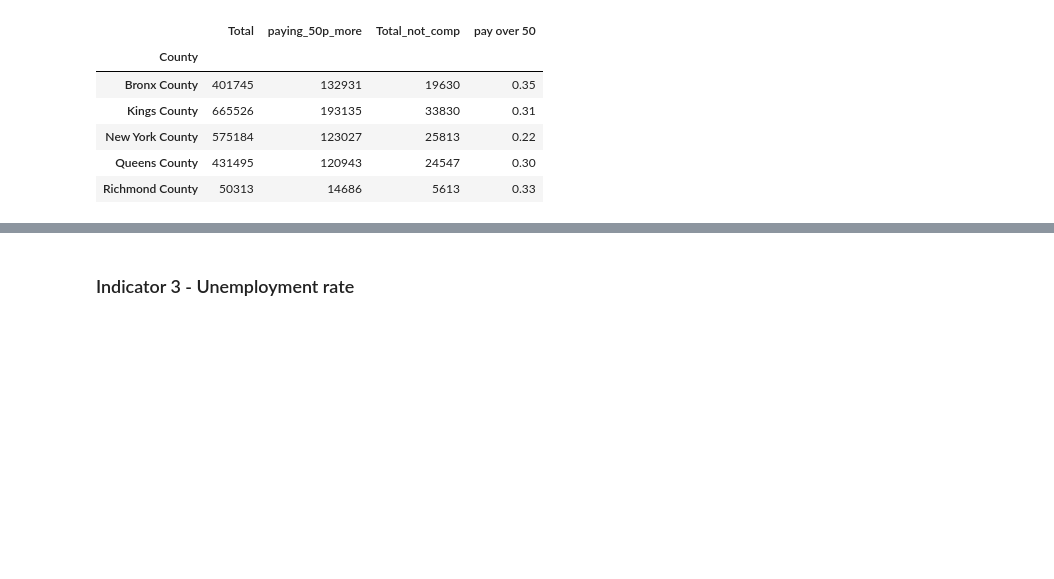
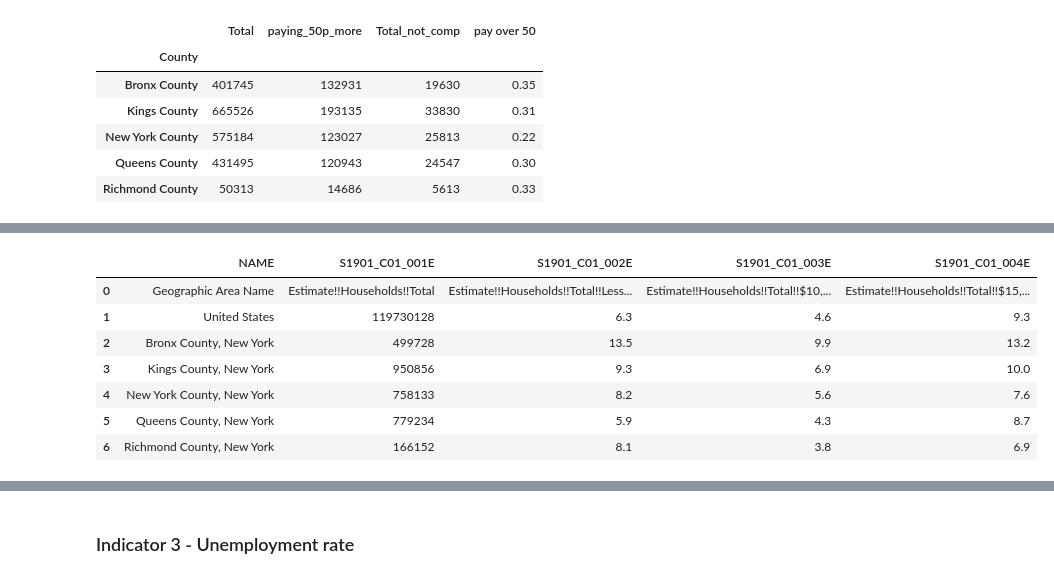
Before and after one commit to community-insight-impact/cvi_ucla_partnership, a Jupyter notebook: notebooks/merge_data_rent.ipynb, the cells around one changed output, grey strips where cells are left out. Cells and saved outputs as stored; diff of their text form; code cells hidden in the pictures; blank space fills up the shorter version.

```diff
--- a/notebooks/merge_data_rent.ipynb
+++ b/notebooks/merge_data_rent.ipynb
@@ -86,0 +116,13 @@ income.head()
+# %%
+usecols=['NAME','S1901_C01_001E','S1901_C01_002E', 'S1901_C01_003E', 'S1901_C01_004E']
+income = income[usecols]
+income
+# %% [output]
+|  | NAME | S1901_C01_001E | S1901_C01_002E | S1901_C01_003E | S1901_C01_004E |
+| 0 | Geographic Area Name | Estimate!!Households!!Total | Estimate!!Households!!Total!!Less... | Estimate!!Households!!Total!!$10,... | Estimate!!Households!!Total!!$15,... |
+| 1 | United States | 119730128 | 6.3 | 4.6 | 9.3 |
+| 2 | Bronx County, New York | 499728 | 13.5 | 9.9 | 13.2 |
+| 3 | Kings County, New York | 950856 | 9.3 | 6.9 | 10.0 |
+| 4 | New York County, New York | 758133 | 8.2 | 5.6 | 7.6 |
+| 5 | Queens County, New York | 779234 | 5.9 | 4.3 | 8.7 |
+| 6 | Richmond County, New York | 166152 | 8.1 | 3.8 | 6.9 |
```
Also changed, not shown: parts of 12 cells of this notebook.
